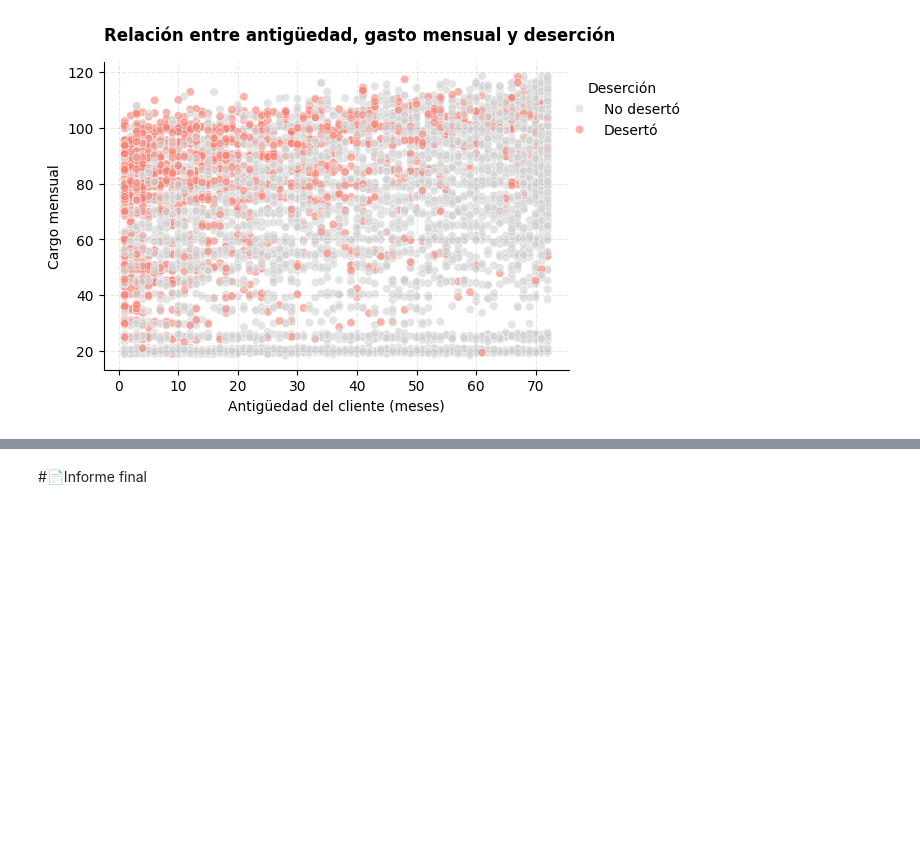
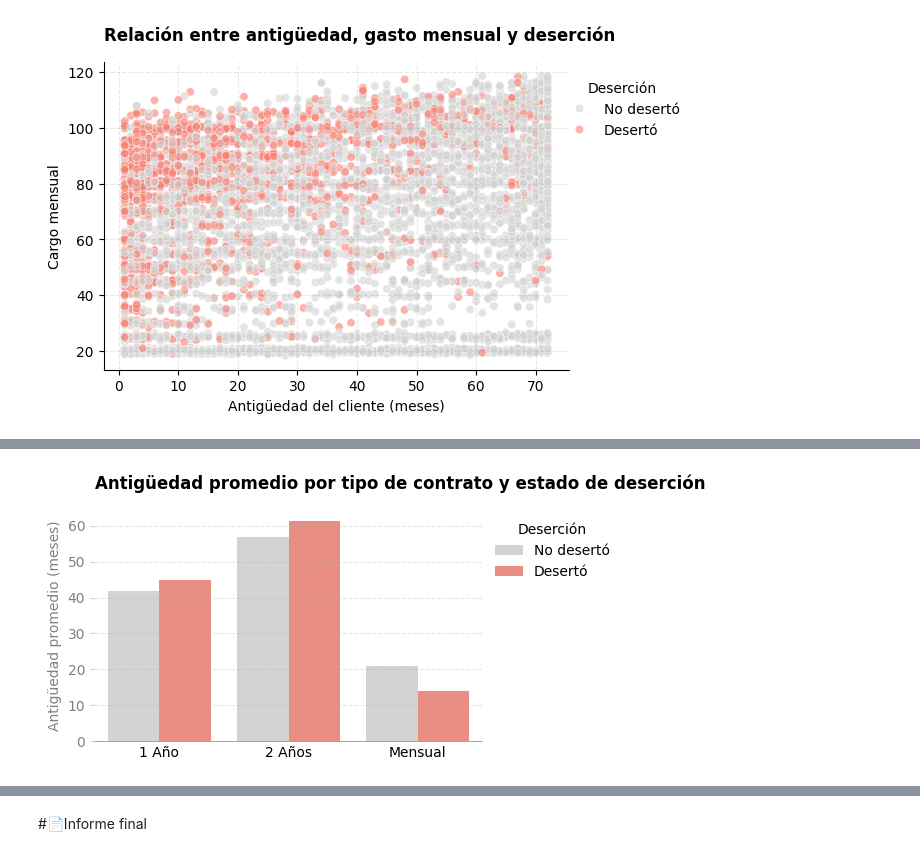
Before and after one commit to EddersonPR/challenge-telecom-x, a Jupyter notebook: TelecomX_LATAM.ipynb, the cells around one changed output, grey strips where cells are left out. Drawn from its saved outputs; the diff is of its cells as text; code cells hidden in the pictures; blank space fills up the shorter version.

```diff
--- a/TelecomX_LATAM.ipynb
+++ b/TelecomX_LATAM.ipynb
@@ -1858,0 +1902,14 @@ plt.show()
+# %%
+tenure_contrato_churn = (
+    df
+    .groupby(['Tipo_Contrato', 'Desercion'])['Antiguedad_Meses']
+    .mean()
+    .reset_index()
+)
+
+tenure_contrato_churn['Desercion_label'] = tenure_contrato_churn['Desercion'].map({
+    0: 'No desertó',
+    1: 'Desertó'
+})
+
+tenure_contrato_churn
@@ -1858,0 +1924,43 @@ plt.show()
+# %%
+plt.figure(figsize=(5,3))
+
+sns.barplot(
+    data=tenure_contrato_churn,
+    x='Tipo_Contrato',
+    y='Antiguedad_Meses',
+    hue='Desercion_label',
+    palette={'No desertó': 'lightgray', 'Desertó': 'salmon'}
+)
+
+plt.title(
+    'Antigüedad promedio por tipo de contrato y estado de deserción',
+    loc='left',
+    weight='bold',
+    pad=15
+)
+
+plt.ylabel('Antigüedad promedio (meses)', color='gray')
+plt.xlabel('')
+
+plt.legend(
+    title='Deserción',
+    frameon=False,
+    bbox_to_anchor=(1,1),
+    loc='upper left'
+)
+
+plt.tick_params(axis='x', size=0)
+plt.tick_params(axis='y', color='lightgray')
+plt.yticks(color='gray')
+
+plt.grid(axis='y', linestyle='--', alpha=0.3)
+
+# ---- Spines ----
+ax = plt.gca()
+sns.despine(left=True, bottom=False)
+ax.spines['bottom'].set_color('gray')
+ax.spines['bottom'].set_linewidth(0.5)
+
+plt.show()
+# %% [output]
+[figure, added]
```
Also changed, not shown: parts of 25 cells of this notebook.
